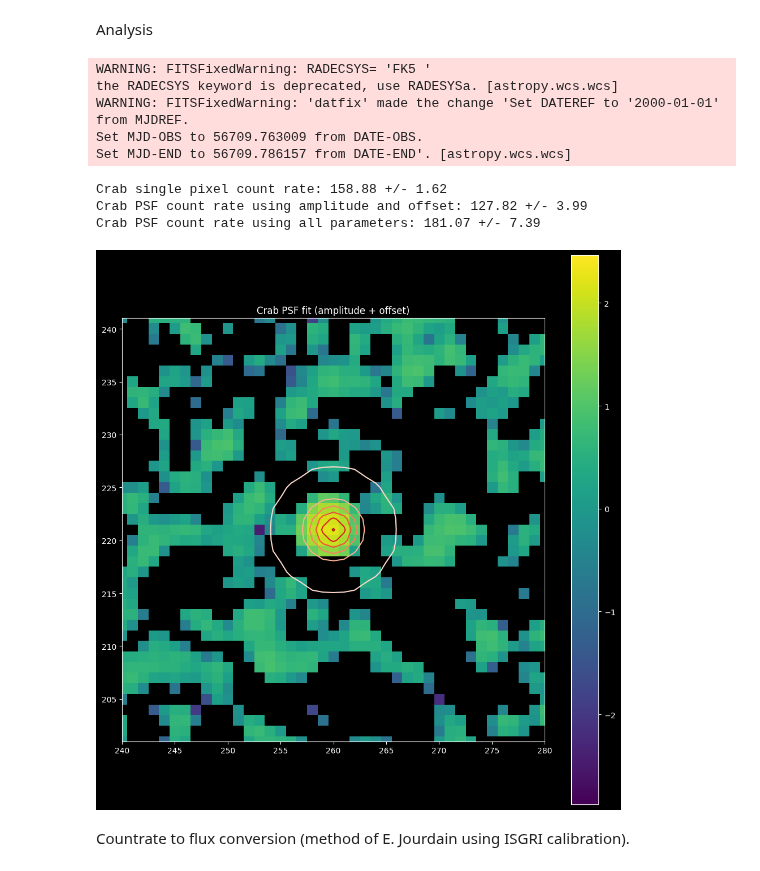
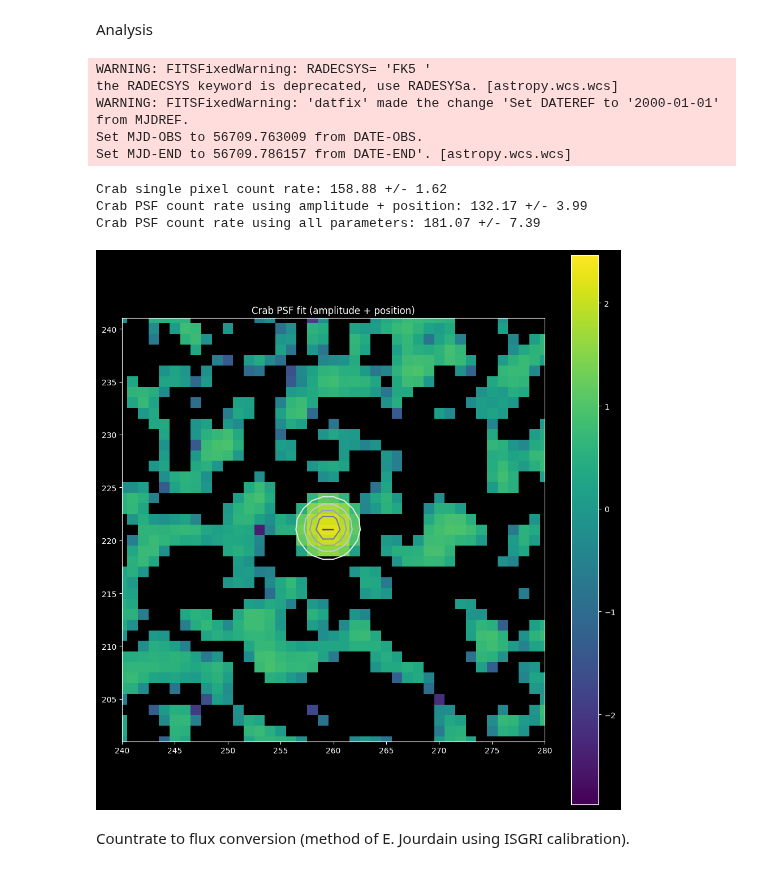
Before and after one commit to interstellxr/jupiter-xray-analysis, a Jupyter notebook: jupiter-xrays/Crab.ipynb, the cells around one changed output. Cells and saved outputs as stored; diff of their text form; code cells hidden in the pictures.

Commit message:
Fitting position instead of offset

```diff
--- a/jupiter-xrays/Crab.ipynb
+++ b/jupiter-xrays/Crab.ipynb
@@ -193,47 +193,47 @@ def Gaussian2D(xy, amplitude, xo, yo, sigma_x, sigma_y, theta, offset):
     g = offset + amplitude*np.exp( - (a*((x-xo)**2) + 2*b*(x-xo)*(y-yo) + c*((y-yo)**2)))
     return g.ravel()
 
-def Gaussian2D_fixed(xy, amplitude, offset):
-    return Gaussian2D(xy, amplitude, x_int, y_int, np.sqrt(crab_variance), np.sqrt(crab_variance), 0, offset)
+def Gaussian2D_fixed(xy, amplitude, xo, yo):
+    return Gaussian2D(xy, amplitude, xo, yo, np.sqrt(crab_variance), np.sqrt(crab_variance), 0, 0)
 
 x = np.arange(0, intensity_data.shape[1])
 y = np.arange(0, intensity_data.shape[0])
 x, y = np.meshgrid(x, y)
 
-# Fit the data with the Gaussian2D model, fit only the amplitude and the offset
+# Fit the data with the Gaussian2D model, fit only the amplitude and the position
 from scipy.optimize import curve_fit
-popt, pcov = curve_fit(Gaussian2D_fixed, (x, y), intensity_data.ravel(), p0=[crab_countrate, 0])# , sigma=np.sqrt(var_data.ravel())
+popt, pcov = curve_fit(Gaussian2D_fixed, (x, y), intensity_data.ravel(), p0=[crab_countrate, x_int, y_int])# , sigma=np.sqrt(var_data.ravel())
 popt2, pcov2 = curve_fit(Gaussian2D, (x, y), intensity_data.ravel(), p0=[crab_countrate, x_int, y_int,  np.sqrt(crab_variance),  np.sqrt(crab_variance), 0, 0])
 crab_psf_countrate_fixed = popt[0]
 crab_psf_countrate = popt2[0]
 crab_psf_error_fixed = np.sqrt(np.diag(pcov))[0]
 crab_psf_error = np.sqrt(np.diag(pcov2))[0]
 
 print(f"Crab single pixel count rate: {crab_countrate:.2f} +/- {np.sqrt(crab_variance):.2f}")
-print(f"Crab PSF count rate using amplitude and offset: {crab_psf_countrate_fixed:.2f} +/- {crab_psf_error_fixed:.2f}")
+print(f"Crab PSF count rate using amplitude + position: {crab_psf_countrate_fixed:.2f} +/- {crab_psf_error_fixed:.2f}")
 print(f"Crab PSF count rate using all parameters: {crab_psf_countrate:.2f} +/- {crab_psf_error:.2f}")
 
 # Plot the fit of the Gaussian2D model centered on the Crab
 plt.figure(figsize=(10, 10))
 plt.style.use('dark_background')
 plt.imshow(np.log10(intensity_data), cmap='viridis', origin='lower')
 plt.colorbar()
-plt.contour(x, y, Gaussian2D_fixed((x, y), *popt).reshape(intensity_data.shape), cmap='Reds', levels=5)
+plt.contour(x, y, Gaussian2D_fixed((x, y), *popt).reshape(intensity_data.shape), cmap='Purples', levels=5)
 #plt.contour(x, y, Gaussian2D((x, y), *popt2).reshape(intensity_data.shape), cmap='Purples', levels=5)
 plt.xlim(x_int-20, x_int+20)
 plt.ylim(y_int-20, y_int+20)
-plt.title("Crab PSF fit (amplitude + offset)")
+plt.title("Crab PSF fit (amplitude + position)")
 plt.tight_layout()
 # %% [output]
 WARNING: FITSFixedWarning: RADECSYS= 'FK5 '
 the RADECSYS keyword is deprecated, use RADESYSa. [astropy.wcs.wcs]
 WARNING: FITSFixedWarning: 'datfix' made the change 'Set DATEREF to '2000-01-01' from MJDREF.
 Set MJD-OBS to 56709.763009 from DATE-OBS.
 Set MJD-END to 56709.786157 from DATE-END'. [astropy.wcs.wcs]
 Crab single pixel count rate: 158.88 +/- 1.62
-Crab PSF count rate using amplitude and offset: 127.82 +/- 3.99
+Crab PSF count rate using amplitude + position: 132.17 +/- 3.99
 Crab PSF count rate using all parameters: 181.07 +/- 7.39
-[figure, old version]
+[figure, new version]
 # %% [markdown]
 Countrate to flux conversion (method of E. Jourdain using ISGRI calibration).
 # %%
```
